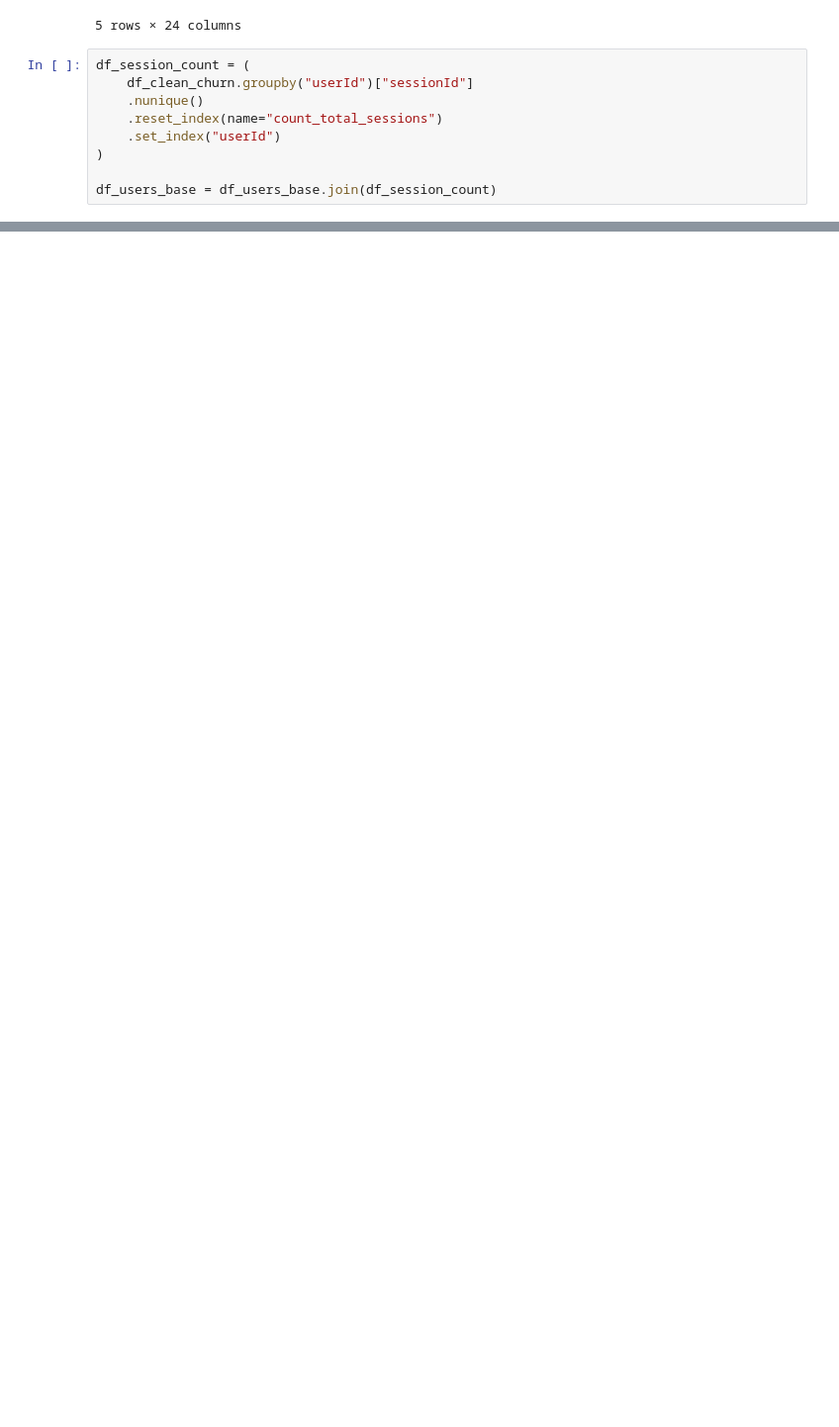
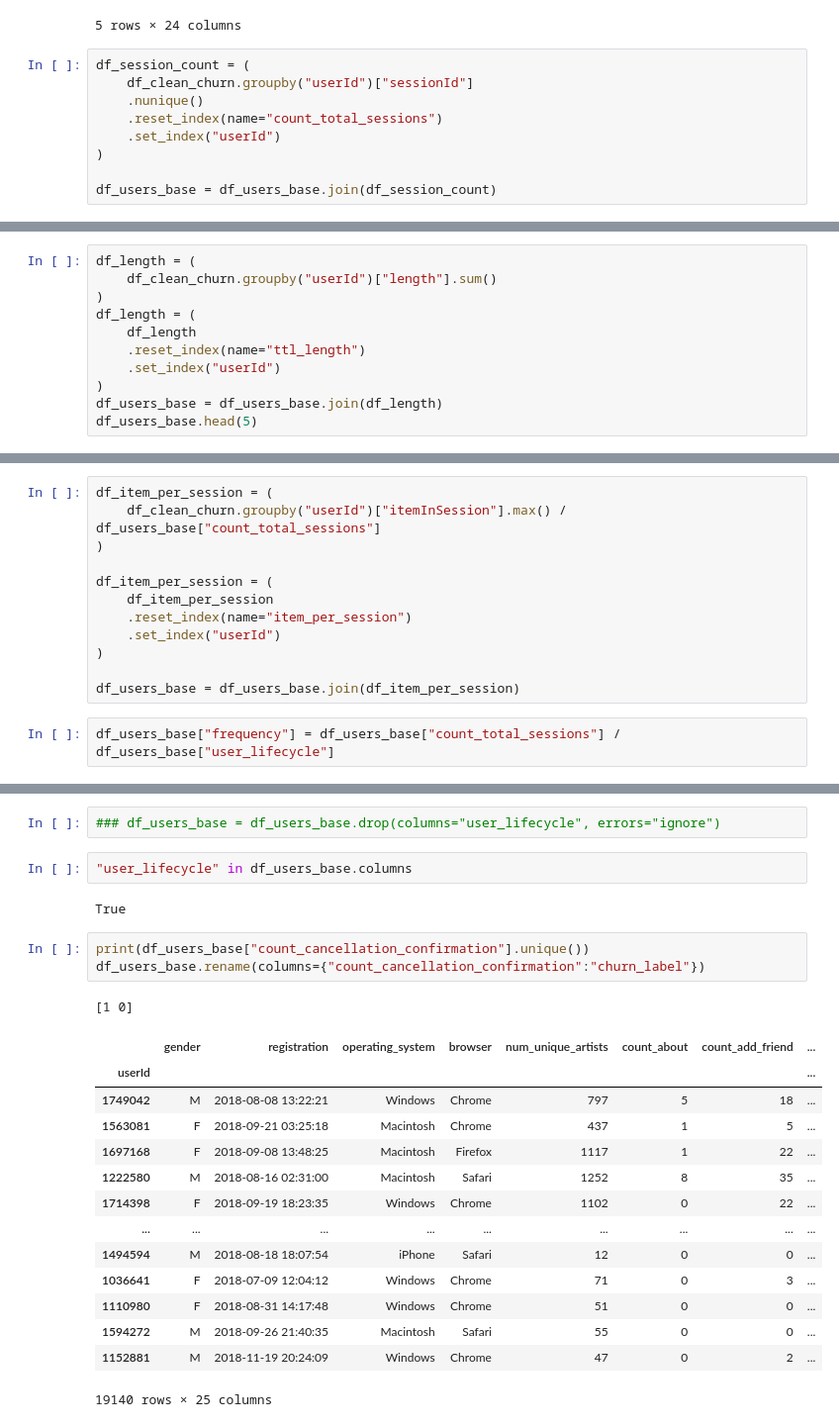
Before and after one commit to weichieh-chou/churn_competition, a Jupyter notebook: feature_engineering.ipynb, the cells around one changed output, grey strips where cells are left out. Shown at 99% size. Drawn from its saved outputs; the diff is of its cells as text; blank space fills up the shorter version.

Commit message:
user_based_column_added_Jessie

```diff
--- a/feature_engineering.ipynb
+++ b/feature_engineering.ipynb
@@ -81,0 +109,11 @@ df_users_base.sample(5)
+# %%
+df_length = (
+    df_clean_churn.groupby("userId")["length"].sum()
+)
+df_length = (
+    df_length
+    .reset_index(name="ttl_length")
+    .set_index("userId")
+)
+df_users_base = df_users_base.join(df_length)
+df_users_base.head(5)
@@ -81,0 +129,14 @@ df_users_base.sample(5)
+# %%
+df_item_per_session = (
+    df_clean_churn.groupby("userId")["itemInSession"].max() / df_users_base["count_total_sessions"]
+)
+
+df_item_per_session = (
+    df_item_per_session
+    .reset_index(name="item_per_session")
+    .set_index("userId")
+)
+
+df_users_base = df_users_base.join(df_item_per_session)
+# %%
+df_users_base["frequency"] = df_users_base["count_total_sessions"] / df_users_base["user_lifecycle"]
@@ -81,0 +154,25 @@ df_users_base.sample(5)
+# %%
+### df_users_base = df_users_base.drop(columns="user_lifecycle", errors="ignore")
+# %%
+"user_lifecycle" in df_users_base.columns
+# %% [output]
+True
+# %%
+print(df_users_base["count_cancellation_confirmation"].unique())
+df_users_base.rename(columns={"count_cancellation_confirmation":"churn_label"})
+# %% [output]
+[1 0]
+|  | gender | registration | operating_system | browser | num_unique_artists | count_about | count_add_friend | ... |
+| userId |  |  |  |  |  |  |  | ... |
+| 1749042 | M | 2018-08-08 13:22:21 | Windows | Chrome | 797 | 5 | 18 | ... |
+| 1563081 | F | 2018-09-21 03:25:18 | Macintosh | Chrome | 437 | 1 | 5 | ... |
+| 1697168 | F | 2018-09-08 13:48:25 | Macintosh | Firefox | 1117 | 1 | 22 | ... |
+| 1222580 | M | 2018-08-16 02:31:00 | Macintosh | Safari | 1252 | 8 | 35 | ... |
+| 1714398 | F | 2018-09-19 18:23:35 | Windows | Chrome | 1102 | 0 | 22 | ... |
+| ... | ... | ... | ... | ... | ... | ... | ... | ... |
+| 1494594 | M | 2018-08-18 18:07:54 | iPhone | Safari | 12 | 0 | 0 | ... |
+| 1036641 | F | 2018-07-09 12:04:12 | Windows | Chrome | 71 | 0 | 3 | ... |
+| 1110980 | F | 2018-08-31 14:17:48 | Windows | Chrome | 51 | 0 | 0 | ... |
+| 1594272 | M | 2018-09-26 21:40:35 | Macintosh | Safari | 55 | 0 | 0 | ... |
+| 1152881 | M | 2018-11-19 20:24:09 | Windows | Chrome | 47 | 0 | 2 | ... |
+19140 rows × 25 columns
```
Also changed, not shown: parts of 7 cells of this notebook.
